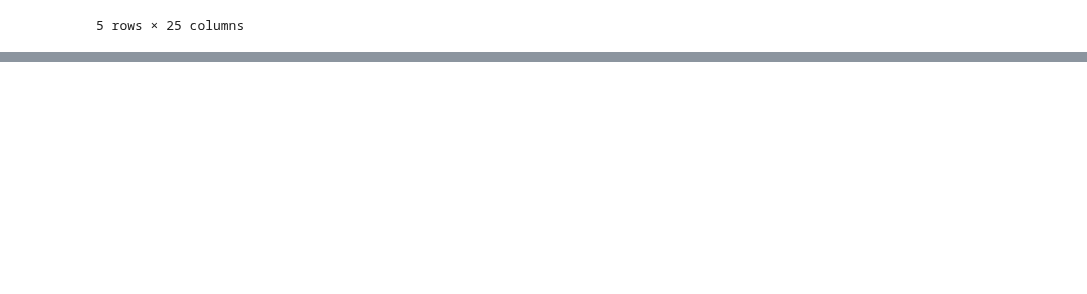
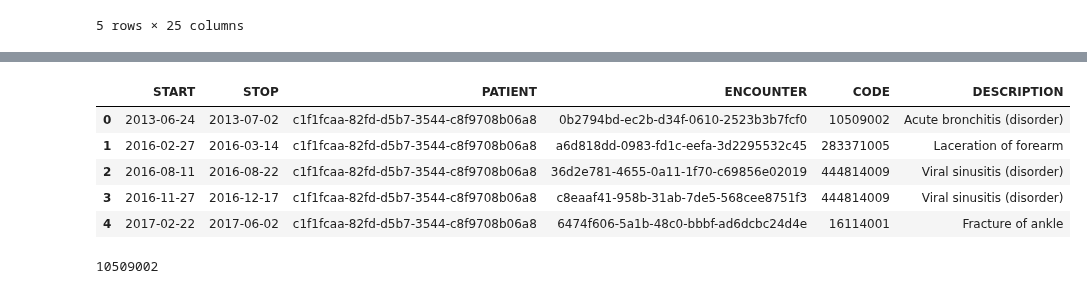
Before and after one commit to Orthologues/VAEQL_plus_Imputation, a Jupyter notebook: data_exploration.ipynb, the cells around one changed output, grey strips where cells are left out. Cells and saved outputs as stored; diff of their text form; code cells hidden in the pictures; blank space fills up the shorter version.

```diff
--- a/data_exploration.ipynb
+++ b/data_exploration.ipynb
@@ -326,0 +423,3 @@ synthea_1k_patients_df.tail()
+# %%
+synthea_1k_conditions_df = pd.read_csv("Synthea_data/synthea_sample_data_csv_1K_nov2021/conditions.csv")
+synthea_1k_conditions_df.dtypes
@@ -326,0 +434,13 @@ synthea_1k_patients_df.tail()
+# %%
+synthea_1k_conditions_df.head()
+# %% [output]
+|  | START | STOP | PATIENT | ENCOUNTER | CODE | DESCRIPTION |
+| 0 | 2013-06-24 | 2013-07-02 | c1f1fcaa-82fd-d5b7-3544-c8f9708b06a8 | 0b2794bd-ec2b-d34f-0610-2523b3b7fcf0 | 10509002 | Acute bronchitis (disorder) |
+| 1 | 2016-02-27 | 2016-03-14 | c1f1fcaa-82fd-d5b7-3544-c8f9708b06a8 | a6d818dd-0983-fd1c-eefa-3d2295532c45 | 283371005 | Laceration of forearm |
+| 2 | 2016-08-11 | 2016-08-22 | c1f1fcaa-82fd-d5b7-3544-c8f9708b06a8 | 36d2e781-4655-0a11-1f70-c69856e02019 | 444814009 | Viral sinusitis (disorder) |
+| 3 | 2016-11-27 | 2016-12-17 | c1f1fcaa-82fd-d5b7-3544-c8f9708b06a8 | c8eaaf41-958b-31ab-7de5-568cee8751f3 | 444814009 | Viral sinusitis (disorder) |
+| 4 | 2017-02-22 | 2017-06-02 | c1f1fcaa-82fd-d5b7-3544-c8f9708b06a8 | 6474f606-5a1b-48c0-bbbf-ad6dcbc24d4e | 16114001 | Fracture of ankle |
+# %%
+synthea_1k_conditions_df.iloc[0]['CODE']
+# %% [output]
+10509002
```
Also changed, not shown: parts of 22 cells of this notebook.
